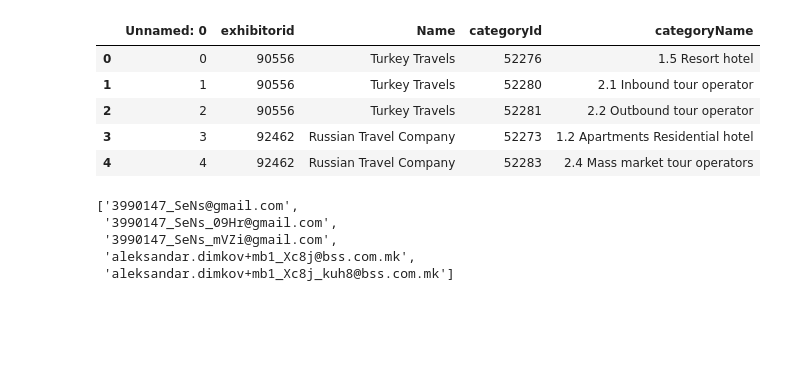
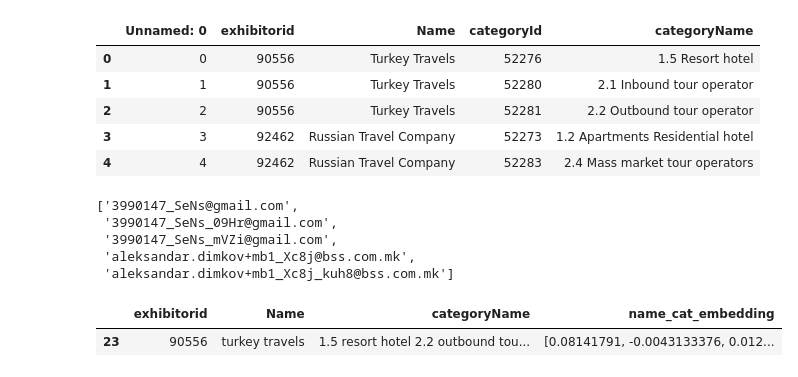
Before and after one commit to piyushnishantedu/ITE-data-sciene-assignment, a Jupyter notebook: code/matching_model/recommend_visitors_by_exhibitorID.ipynb, the cells around one changed output. Drawn from its saved outputs; the diff is of its cells as text; code cells hidden in the pictures; blank space fills up the shorter version.

```diff
--- a/code/matching_model/recommend_visitors_by_exhibitorID.ipynb
+++ b/code/matching_model/recommend_visitors_by_exhibitorID.ipynb
@@ -92,6 +163,12 @@ exhibitor_df.head()
 | 2 | 2 | 90556 | Turkey Travels | 52281 | 2.2 Outbound tour operator |
 | 3 | 3 | 92462 | Russian Travel Company | 52273 | 1.2 Apartments Residential hotel |
 | 4 | 4 | 92462 | Russian Travel Company | 52283 | 2.4 Mass market tour operators |
+# %%
+exhibitor_df = exhibitor_df.groupby(["exhibitorid","Name"],as_index=False).agg(
+    {
+        "categoryName": lambda x: " ".join(set(x))
+    }
+)
 # %%
 model = get_llm_details()
 # %%
@@ -120,3 +197,8 @@ faiss_index_visitors.add(np.array(visitor_danswer["answer_embedding"].tolist()))
  '3990147_SeNs_mVZi@gmail.com',
  'aleksandar.dimkov+mb1_Xc8j@bss.com.mk',
  'aleksandar.dimkov+mb1_Xc8j_kuh8@bss.com.mk']
+# %%
+exhibitor_df_final[exhibitor_df_final["exhibitorid"] == 90556]
+# %% [output]
+|  | exhibitorid | Name | categoryName | name_cat_embedding |
+| 23 | 90556 | turkey travels | 1.5 resort hotel 2.2 outbound tou... | [0.08141791, -0.0043133376, 0.012... |
```
Also changed, not shown: parts of 13 cells of this notebook, 2 other files.
